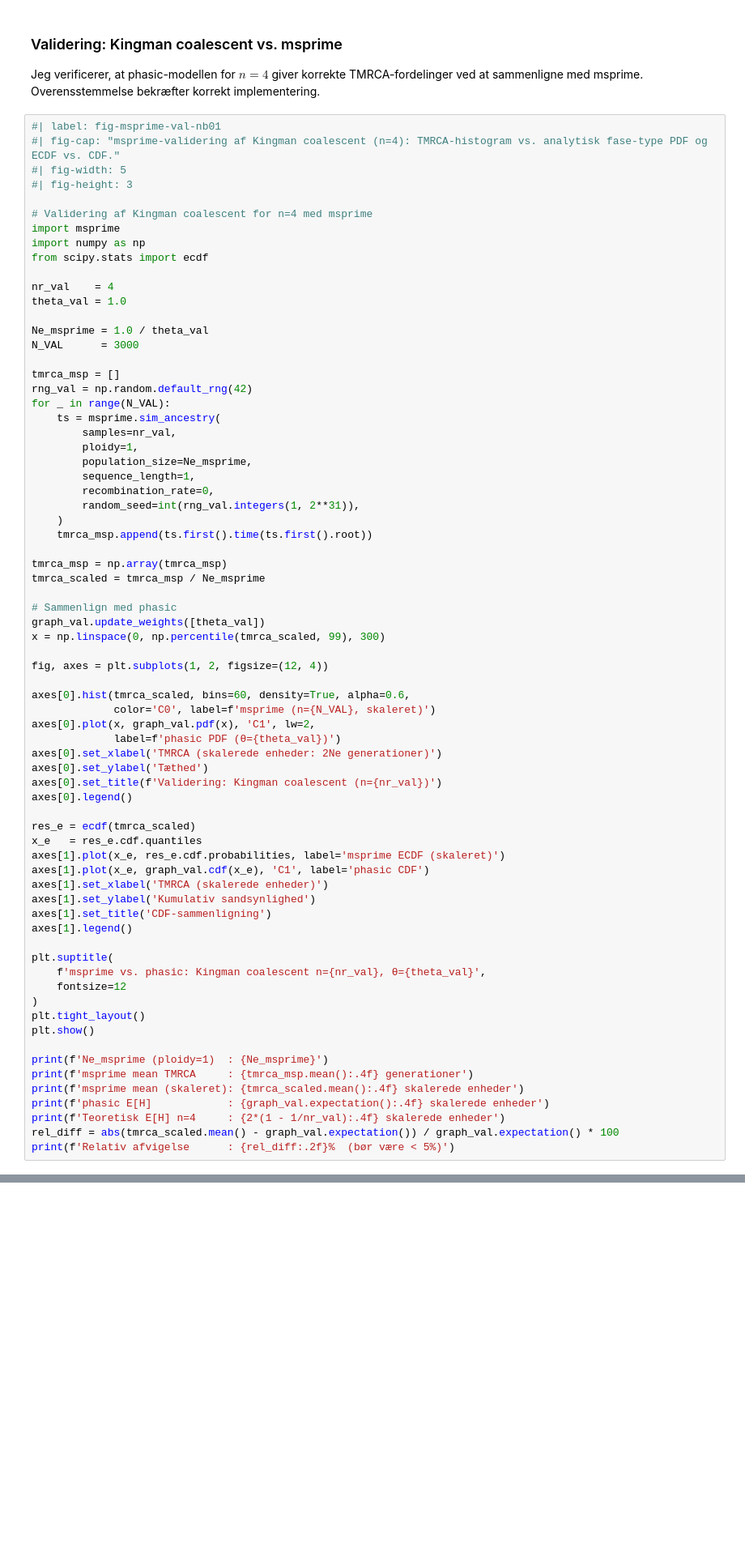
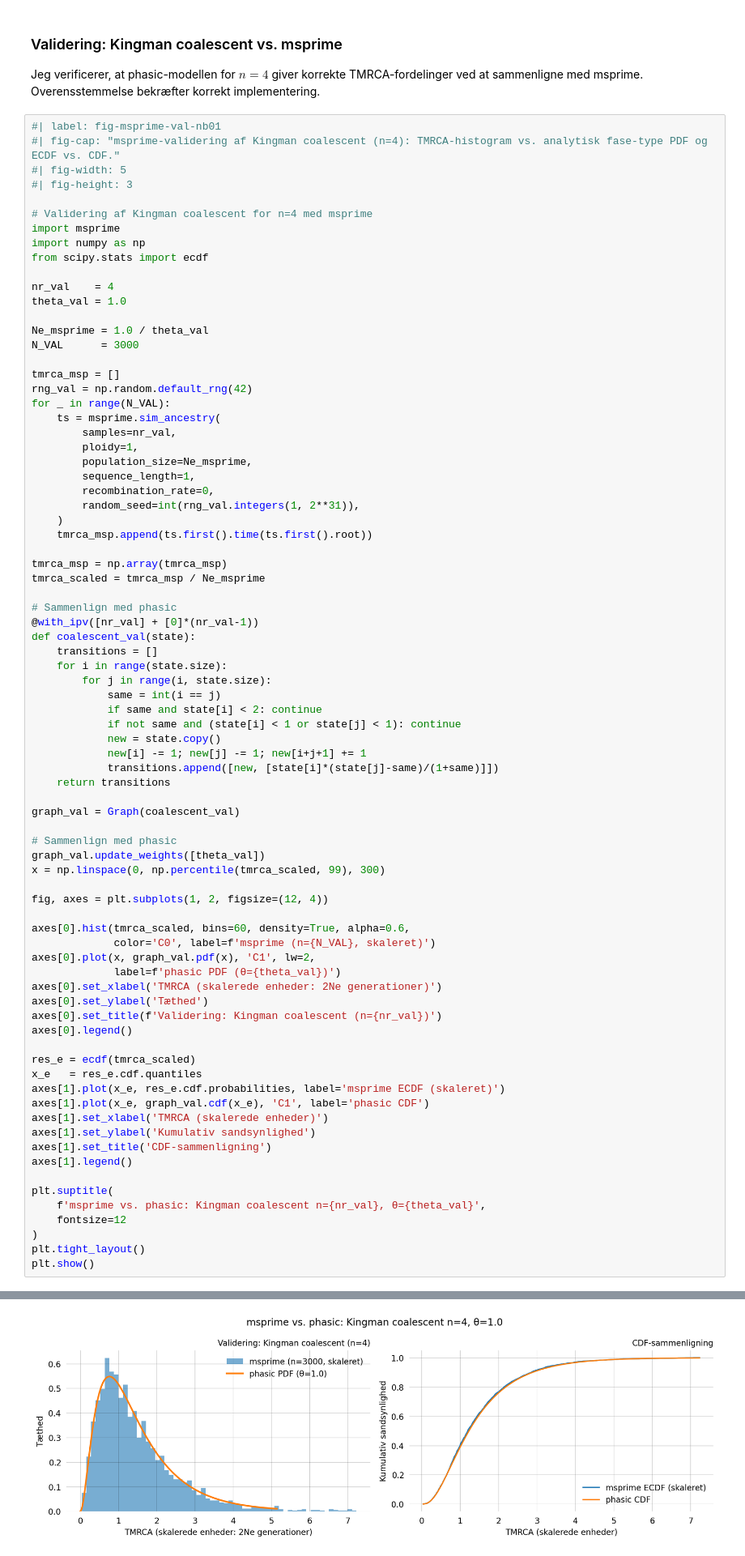
Before and after one commit to munch-group/emma-giraf, a Jupyter notebook: notebooks/01_coalescent_basics.ipynb, the cells around one changed output, grey strips where cells are left out. Shown at 81% size. Drawn from its saved outputs; the diff is of its cells as text; blank space fills up the shorter version.

```diff
--- a/notebooks/01_coalescent_basics.ipynb
+++ b/notebooks/01_coalescent_basics.ipynb
@@ -104,6 +109,22 @@ tmrca_msp = np.array(tmrca_msp)
 tmrca_scaled = tmrca_msp / Ne_msprime
 
 # Sammenlign med phasic
+@with_ipv([nr_val] + [0]*(nr_val-1))
+def coalescent_val(state):
+    transitions = []
+    for i in range(state.size):
+        for j in range(i, state.size):
+            same = int(i == j)
+            if same and state[i] < 2: continue
+            if not same and (state[i] < 1 or state[j] < 1): continue
+            new = state.copy()
+            new[i] -= 1; new[j] -= 1; new[i+j+1] += 1
+            transitions.append([new, [state[i]*(state[j]-same)/(1+same)]])
+    return transitions
+
+graph_val = Graph(coalescent_val)
+
+# Sammenlign med phasic
 graph_val.update_weights([theta_val])
 x = np.linspace(0, np.percentile(tmrca_scaled, 99), 300)
 
@@ -133,12 +154,4 @@ plt.suptitle(
 )
 plt.tight_layout()
 plt.show()
-
-print(f'Ne_msprime (ploidy=1)  : {Ne_msprime}')
-print(f'msprime mean TMRCA     : {tmrca_msp.mean():.4f} generationer')
-print(f'msprime mean (skaleret): {tmrca_scaled.mean():.4f} skalerede enheder')
-print(f'phasic E[H]            : {graph_val.expectation():.4f} skalerede enheder')
-print(f'Teoretisk E[H] n=4     : {2*(1 - 1/nr_val):.4f} skalerede enheder')
-rel_diff = abs(tmrca_scaled.mean() - graph_val.expectation()) / graph_val.expectation() * 100
-print(f'Relativ afvigelse      : {rel_diff:.2f}%  (bør være < 5%)')
 # %% [output]
@@ -151,0 +158 @@ Relativ afvigelse      : 1.66%  (bør være < 5%)
+[figure, added]
```
Also changed, not shown: parts of 4 cells of this notebook, 4 other files.
